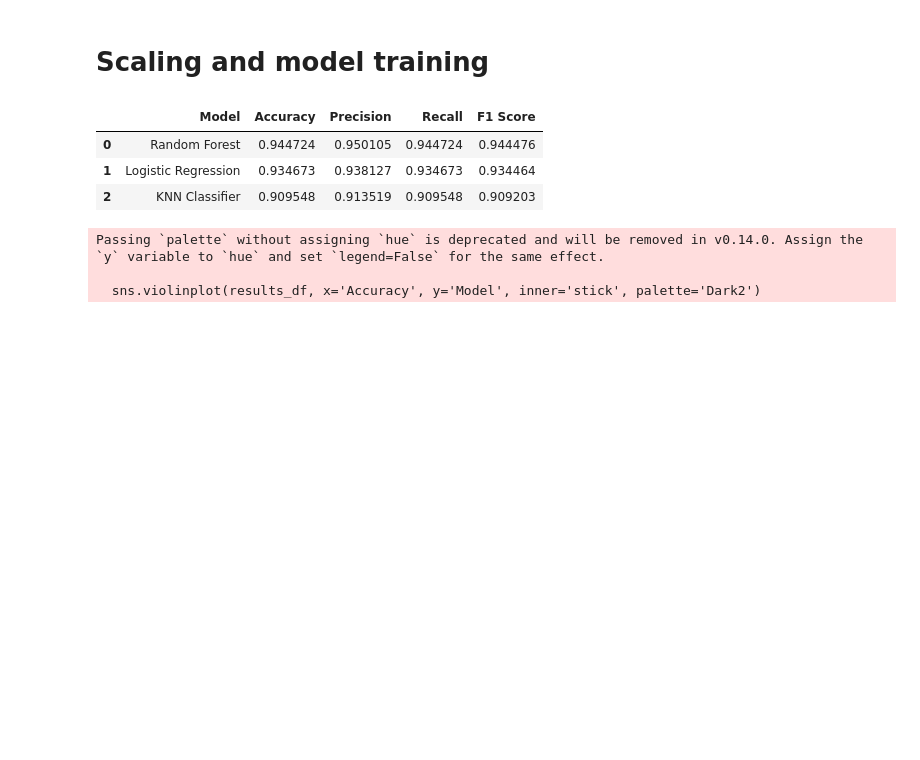
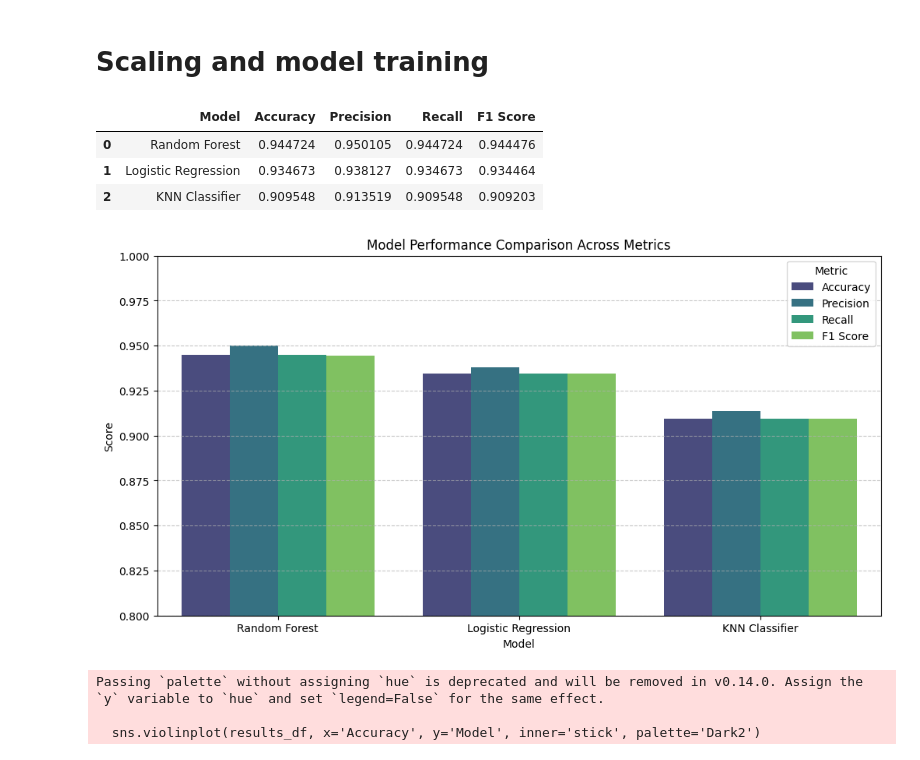
Before and after one commit to kanakesh2006/Credit_Card_Fraud_Prediction, a Jupyter notebook: Credit_Card_Fraud_Prediction.ipynb, the cells around one changed output. Saved outputs shown, nothing was run; the diff lists cells and outputs as text; code cells hidden in the pictures; blank space fills up the shorter version.

```diff
--- a/Credit_Card_Fraud_Prediction.ipynb
+++ b/Credit_Card_Fraud_Prediction.ipynb
@@ -223,6 +223,19 @@ results_df.head()
 | 0 | Random Forest | 0.944724 | 0.950105 | 0.944724 | 0.944476 |
 | 1 | Logistic Regression | 0.934673 | 0.938127 | 0.934673 | 0.934464 |
 | 2 | KNN Classifier | 0.909548 | 0.913519 | 0.909548 | 0.909203 |
+# %%
+# Reshape the DataFrame for plotting
+results_melted = results_df.melt(id_vars='Model', var_name='Metric', value_name='Score')
+
+plt.figure(figsize=(12, 6))
+sns.barplot(x='Model', y='Score', hue='Metric', data=results_melted, palette='viridis')
+plt.title('Model Performance Comparison Across Metrics')
+plt.ylabel('Score')
+plt.ylim(0.8, 1.0) # Set a reasonable y-axis limit based on the scores
+plt.grid(axis='y', linestyle='--', alpha=0.7)
+plt.show()
+# %% [output]
+[figure, added]
 # %%
 # Model vs Accuracy
 figsize = (12, 1.2 * len(results_df['Model'].unique()))
```
